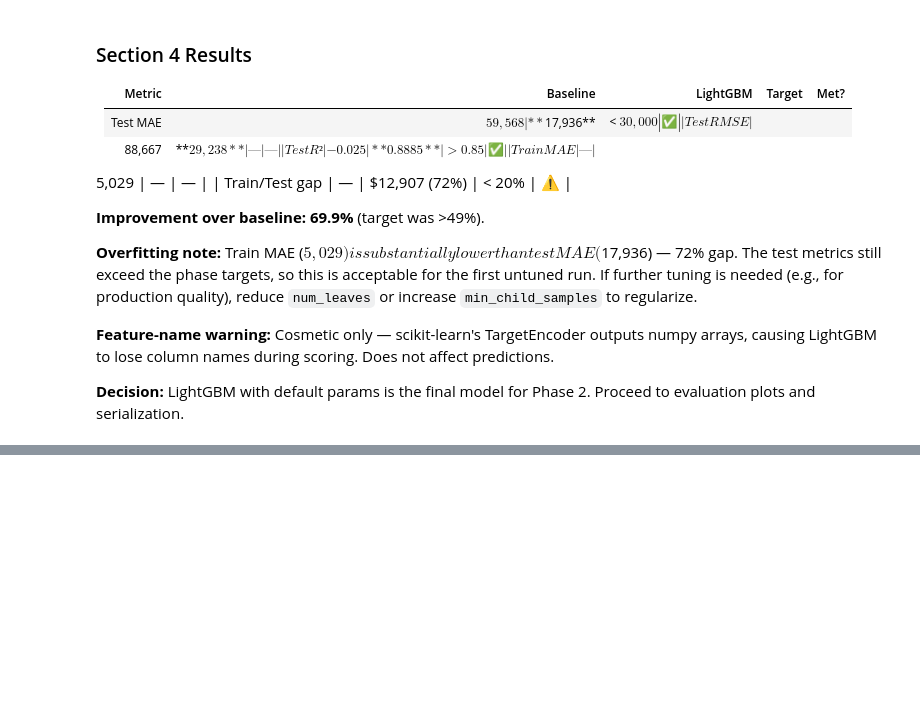
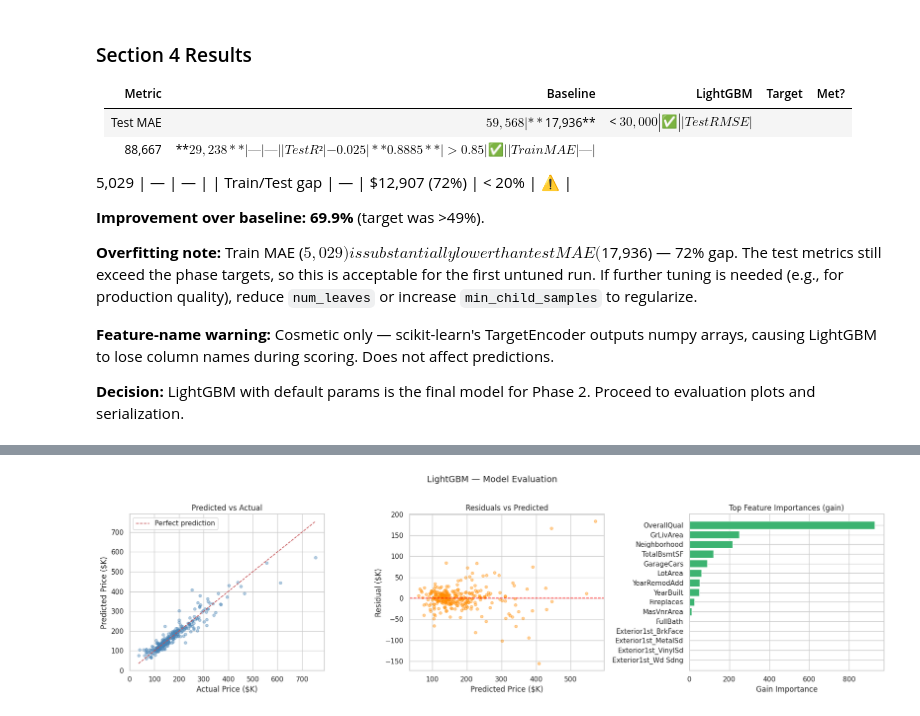
Before and after one commit to amir-hilal/real-estate-ai, a Jupyter notebook: ml/model_training.ipynb, the cells around one changed output, grey strips where cells are left out. Cells and saved outputs as stored; diff of their text form; code cells hidden in the pictures; blank space fills up the shorter version.

Commit message:
Add Evaluation plots to see the Predicted vs Actual values and feature importance

```diff
--- a/ml/model_training.ipynb
+++ b/ml/model_training.ipynb
@@ -294,0 +304,49 @@ print(f"  Improvement       : {(1 - lgbm_mae / 59568) * 100:.1f}%")
+# %%
+
+fig, axes = plt.subplots(1, 3, figsize=(18, 5))
+
+# --- Plot 1: Predicted vs Actual ---
+ax = axes[0]
+ax.scatter(y_test / 1000, y_pred_lgbm / 1000, alpha=0.4, s=20, color="steelblue")
+lims = [y_test.min() / 1000, y_test.max() / 1000]
+ax.plot(lims, lims, "r--", linewidth=1.2, label="Perfect prediction")
+ax.set_xlabel("Actual Price ($K)")
+ax.set_ylabel("Predicted Price ($K)")
+ax.set_title("Predicted vs Actual")
+ax.legend()
+
+# --- Plot 2: Residuals vs Predicted ---
+residuals = y_test - y_pred_lgbm
+ax = axes[1]
+ax.scatter(y_pred_lgbm / 1000, residuals / 1000, alpha=0.4, s=20, color="darkorange")
+ax.axhline(0, color="red", linewidth=1.2, linestyle="--")
+ax.set_xlabel("Predicted Price ($K)")
+ax.set_ylabel("Residual ($K)")
+ax.set_title("Residuals vs Predicted")
+
+# --- Plot 3: Feature Importance (gain) ---
+lgbm_model = lgbm_pipeline.named_steps["model"]
+booster = lgbm_model.booster_
+
+# Reconstruct feature names after ColumnTransformer
+cat_enc = lgbm_pipeline.named_steps["preprocessor"].named_transformers_["cat"]
+ext_feature_names = cat_enc.named_steps["onehot"].get_feature_names_out(["Exterior1st"]).tolist()
+feature_names = NUMERIC_FEATURES + ext_feature_names + ["Neighborhood"]
+
+importances = booster.feature_importance(importance_type="gain")
+importance_df = (
+    pd.DataFrame({"feature": feature_names, "importance": importances})
+    .sort_values("importance", ascending=True)
+    .tail(15)
+)
+
+ax = axes[2]
+ax.barh(importance_df["feature"], importance_df["importance"], color="mediumseagreen")
+ax.set_xlabel("Gain Importance")
+ax.set_title("Top Feature Importances (gain)")
+
+plt.suptitle("LightGBM — Model Evaluation", fontsize=14, y=1.02)
+plt.tight_layout()
+plt.show()
+# %% [output]
+[figure, added]
```
Also changed, not shown: parts of 1 cell of this notebook.
